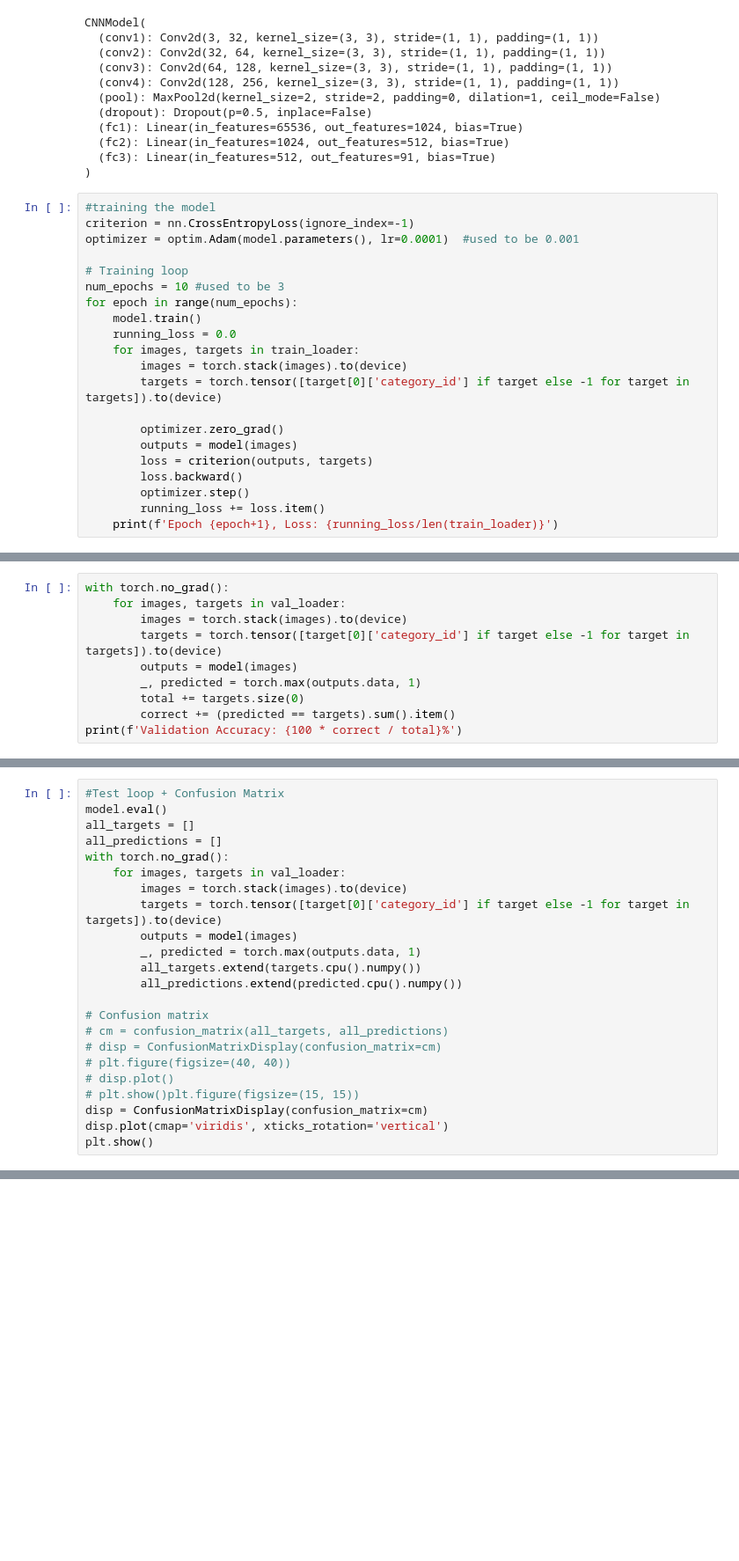
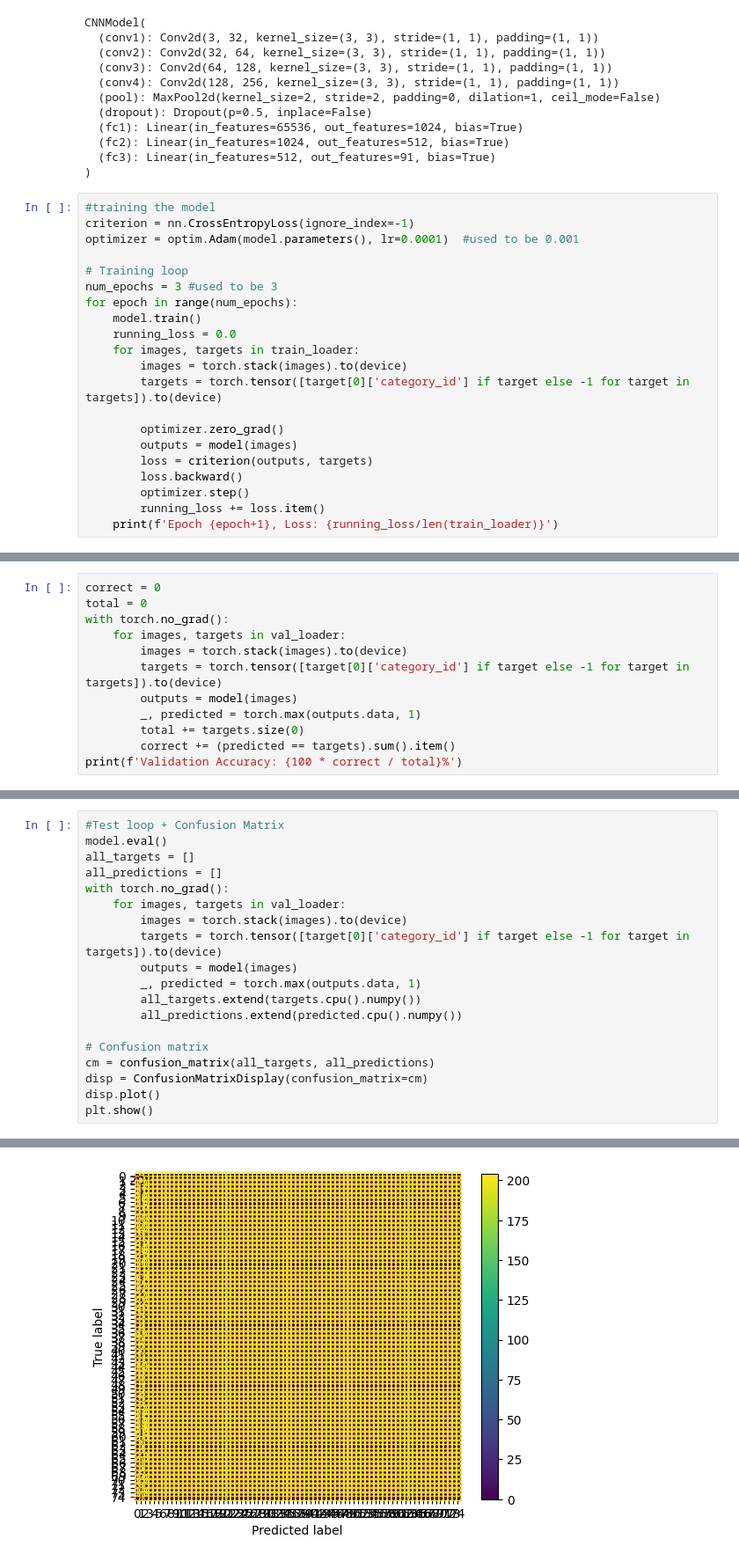
Before and after one commit to amiralitah/COCO-CNN-Image-Classification, a Jupyter notebook: Capstone_Project_Kickoff.ipynb, the cells around one changed output, grey strips where cells are left out. Shown: that part at 88% size. Drawn from its saved outputs; the diff is of its cells as text; blank space fills up the shorter version.

```diff
--- a/Capstone_Project_Kickoff.ipynb
+++ b/Capstone_Project_Kickoff.ipynb
@@ -146,7 +146,7 @@ criterion = nn.CrossEntropyLoss(ignore_index=-1)
 optimizer = optim.Adam(model.parameters(), lr=0.0001)  #used to be 0.001
 
 # Training loop
-num_epochs = 10 #used to be 3
+num_epochs = 3 #used to be 3
 for epoch in range(num_epochs):
     model.train()
     running_loss = 0.0
@@ -175,4 +168,6 @@ Epoch 10, Loss: 3.1347408777550805
 # %%
+correct = 0
+total = 0
 with torch.no_grad():
     for images, targets in val_loader:
         images = torch.stack(images).to(device)
@@ -199,12 +194,8 @@ with torch.no_grad():
         all_predictions.extend(predicted.cpu().numpy())
 
 # Confusion matrix
-# cm = confusion_matrix(all_targets, all_predictions)
-# disp = ConfusionMatrixDisplay(confusion_matrix=cm)
-# plt.figure(figsize=(40, 40))
-# disp.plot()
-# plt.show()plt.figure(figsize=(15, 15))
+cm = confusion_matrix(all_targets, all_predictions)
 disp = ConfusionMatrixDisplay(confusion_matrix=cm)
-disp.plot(cmap='viridis', xticks_rotation='vertical')
+disp.plot()
 plt.show()
 # %% [output]
@@ -211,0 +202 @@ NameError: name 'model' is not defined
+[figure, added]
```
Also changed, not shown: parts of 5 cells of this notebook.
